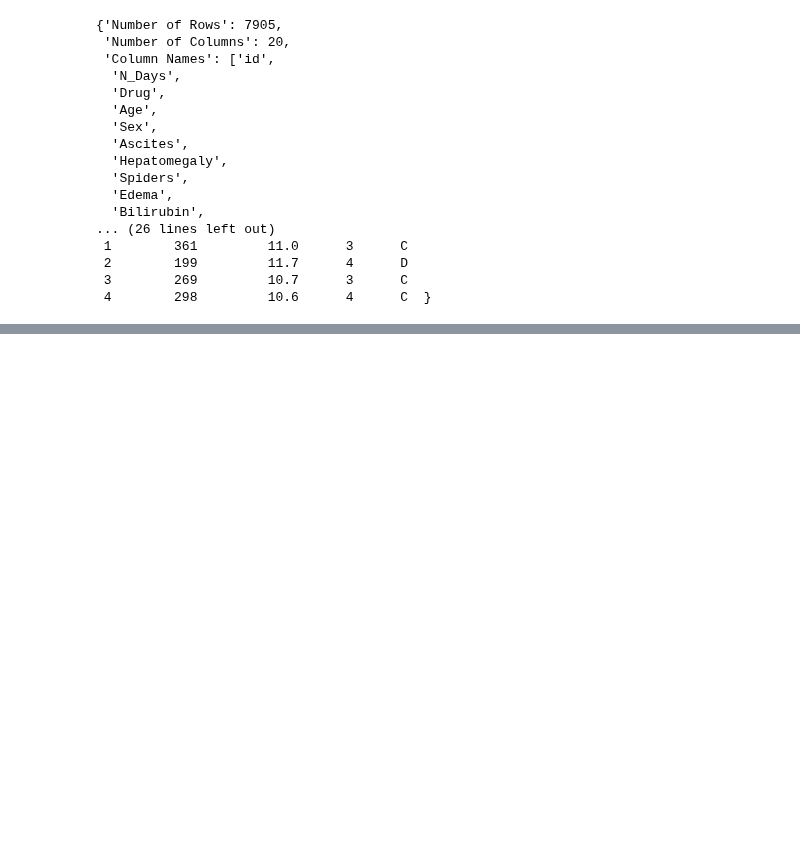
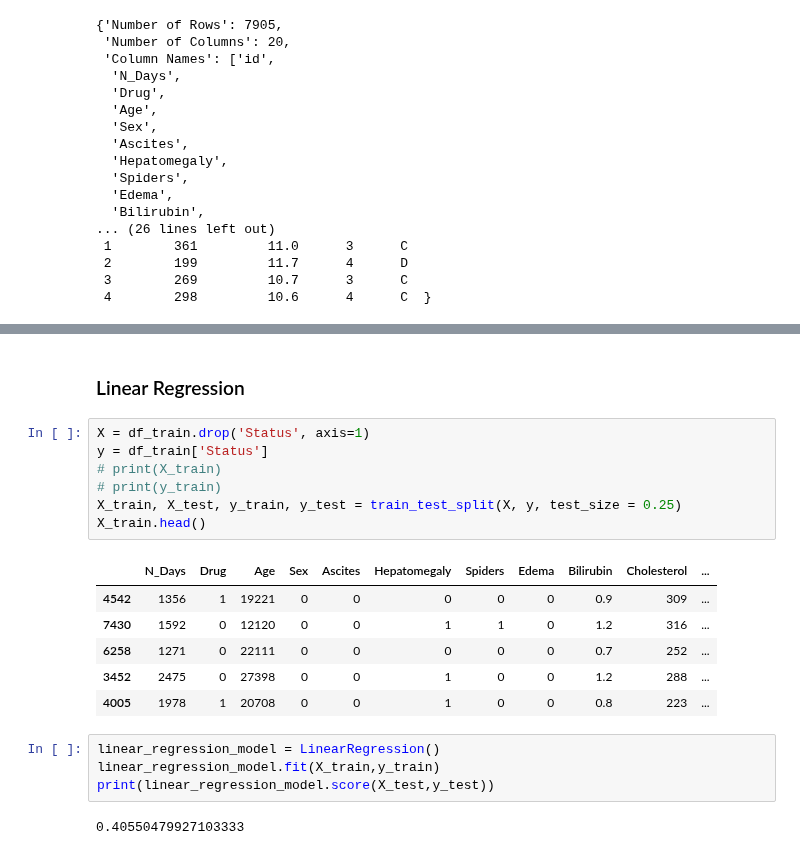
Before and after one commit to accesable/ML_Final, a Jupyter notebook: code/D1.ipynb, the cells around one changed output, grey strips where cells are left out. Drawn from its saved outputs; the diff is of its cells as text; blank space fills up the shorter version.

```diff
--- a/code/D1.ipynb
+++ b/code/D1.ipynb
@@ -140,0 +219,22 @@ Name: Sex, Length: 7905, dtype: int32
+# %% [markdown]
+### Linear Regression
+# %%
+X = df_train.drop('Status', axis=1)
+y = df_train['Status']
+# print(X_train)
+# print(y_train)
+X_train, X_test, y_train, y_test = train_test_split(X, y, test_size = 0.25)
+X_train.head()
+# %% [output]
+|  | N_Days | Drug | Age | Sex | Ascites | Hepatomegaly | Spiders | Edema | Bilirubin | Cholesterol | ... |
+| 4542 | 1356 | 1 | 19221 | 0 | 0 | 0 | 0 | 0 | 0.9 | 309 | ... |
+| 7430 | 1592 | 0 | 12120 | 0 | 0 | 1 | 1 | 0 | 1.2 | 316 | ... |
+| 6258 | 1271 | 0 | 22111 | 0 | 0 | 0 | 0 | 0 | 0.7 | 252 | ... |
+| 3452 | 2475 | 0 | 27398 | 0 | 0 | 1 | 0 | 0 | 1.2 | 288 | ... |
+| 4005 | 1978 | 1 | 20708 | 0 | 0 | 1 | 0 | 0 | 0.8 | 223 | ... |
+# %%
+linear_regression_model = LinearRegression()
+linear_regression_model.fit(X_train,y_train)
+print(linear_regression_model.score(X_test,y_test))
+# %% [output]
+0.40550479927103333
```
Also changed, not shown: parts of 10 cells of this notebook, 2 other files.
